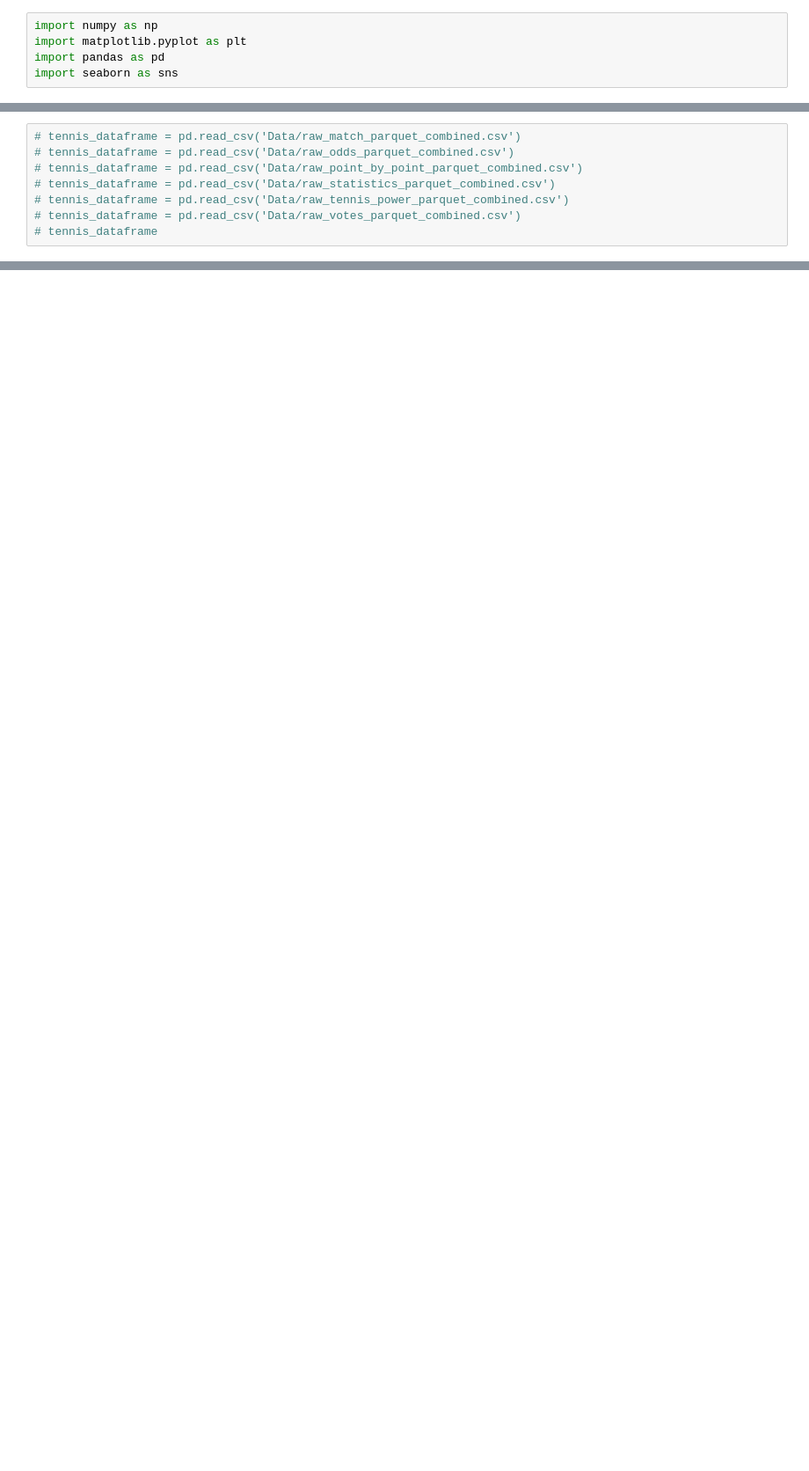
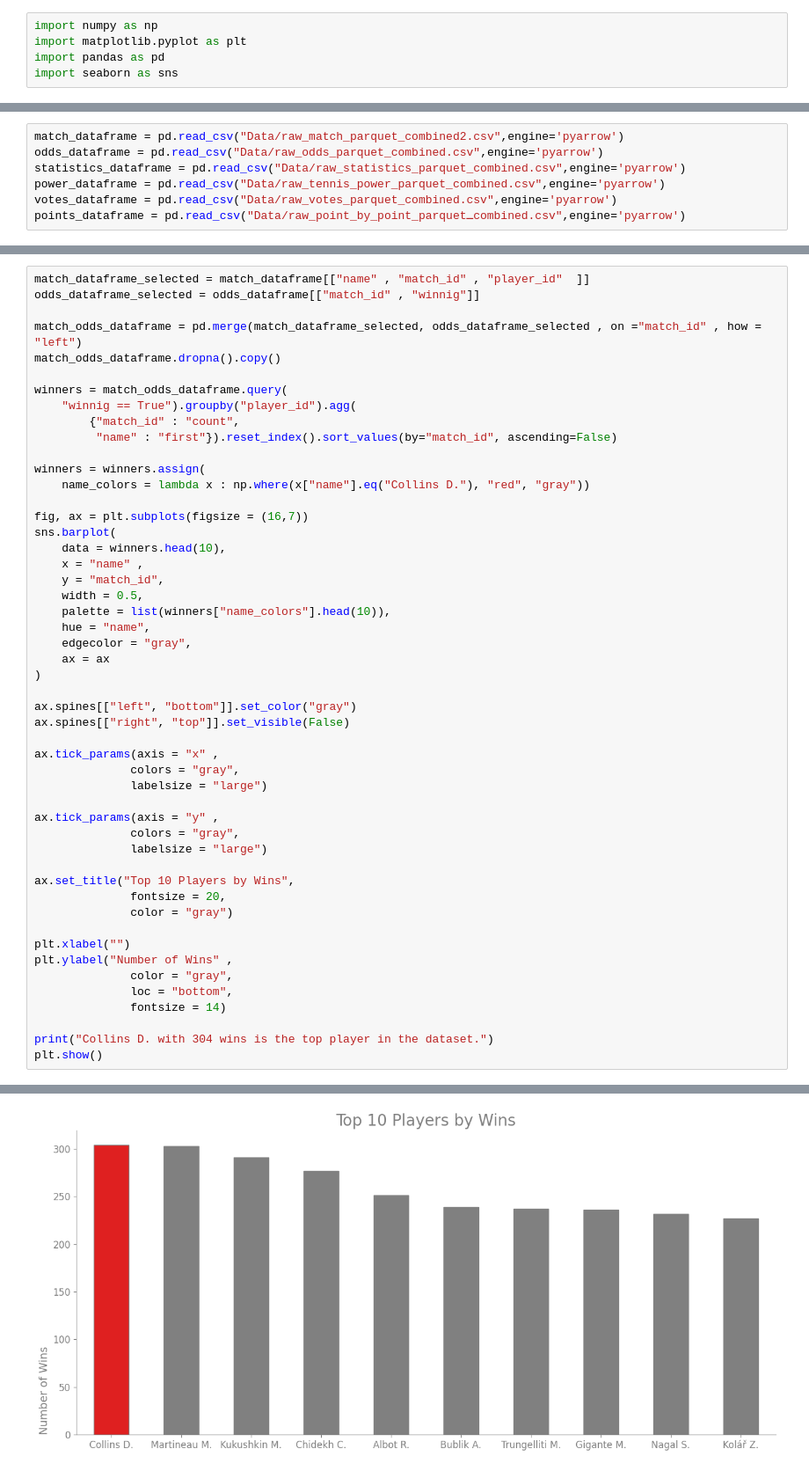
Before and after one commit to Alirezasmoradi/Tennis_PJ, a Jupyter notebook: tennis_project.ipynb, the cells around one changed output, grey strips where cells are left out. Shown: that part at 88% size. Saved outputs shown, nothing was run; the diff lists cells and outputs as text; blank space fills up the shorter version.

Commit message:
Question 1-9 completed(Except Q9 because of data issues)

```diff
--- a/tennis_project.ipynb
+++ b/tennis_project.ipynb
@@ -61,8 +59,7 @@ import seaborn as sns
 # %%
-# tennis_dataframe = pd.read_csv('Data/raw_match_parquet_combined.csv')
-# tennis_dataframe = pd.read_csv('Data/raw_odds_parquet_combined.csv')
-# tennis_dataframe = pd.read_csv('Data/raw_point_by_point_parquet_combined.csv')
-# tennis_dataframe = pd.read_csv('Data/raw_statistics_parquet_combined.csv')
-# tennis_dataframe = pd.read_csv('Data/raw_tennis_power_parquet_combined.csv')
-# tennis_dataframe = pd.read_csv('Data/raw_votes_parquet_combined.csv')
-# tennis_dataframe
+match_dataframe = pd.read_csv("Data/raw_match_parquet_combined2.csv",engine='pyarrow')
+odds_dataframe = pd.read_csv("Data/raw_odds_parquet_combined.csv",engine='pyarrow')
+statistics_dataframe = pd.read_csv("Data/raw_statistics_parquet_combined.csv",engine='pyarrow')
+power_dataframe = pd.read_csv("Data/raw_tennis_power_parquet_combined.csv",engine='pyarrow')
+votes_dataframe = pd.read_csv("Data/raw_votes_parquet_combined.csv",engine='pyarrow')
+points_dataframe = pd.read_csv("Data/raw_point_by_point_parquetــcombined.csv",engine='pyarrow')
@@ -88,0 +83,51 @@ df.to_csv('filename.csv')
+# %%
+match_dataframe_selected = match_dataframe[["name" , "match_id" , "player_id"  ]]
+odds_dataframe_selected = odds_dataframe[["match_id" , "winnig"]]
+
+match_odds_dataframe = pd.merge(match_dataframe_selected, odds_dataframe_selected , on ="match_id" , how = "left")
+match_odds_dataframe.dropna().copy()
+
+winners = match_odds_dataframe.query(
+    "winnig == True").groupby("player_id").agg(
+        {"match_id" : "count",
+         "name" : "first"}).reset_index().sort_values(by="match_id", ascending=False)
+
+winners = winners.assign(
+    name_colors = lambda x : np.where(x["name"].eq("Collins D."), "red", "gray"))
+
+fig, ax = plt.subplots(figsize = (16,7))
+sns.barplot(
+    data = winners.head(10),
+    x = "name" ,
+    y = "match_id",
+    width = 0.5,
+    palette = list(winners["name_colors"].head(10)),
+    hue = "name",
+    edgecolor = "gray",
+    ax = ax
+)
+
+ax.spines[["left", "bottom"]].set_color("gray")
+ax.spines[["right", "top"]].set_visible(False)
+
+ax.tick_params(axis = "x" ,
+              colors = "gray",
+              labelsize = "large")
+
+ax.tick_params(axis = "y" ,
+              colors = "gray",
+              labelsize = "large")
+
+ax.set_title("Top 10 Players by Wins",
+              fontsize = 20,
+              color = "gray")
+
+plt.xlabel("")
+plt.ylabel("Number of Wins" ,
+              color = "gray",
+              loc = "bottom",
+              fontsize = 14)
+
+print("Collins D. with 304 wins is the top player in the dataset.")
+plt.show()
+# %% [output]
@@ -88,0 +135 @@ df.to_csv('filename.csv')
+[figure, added]
```
Also changed, not shown: parts of 27 cells of this notebook, 1 other file.
